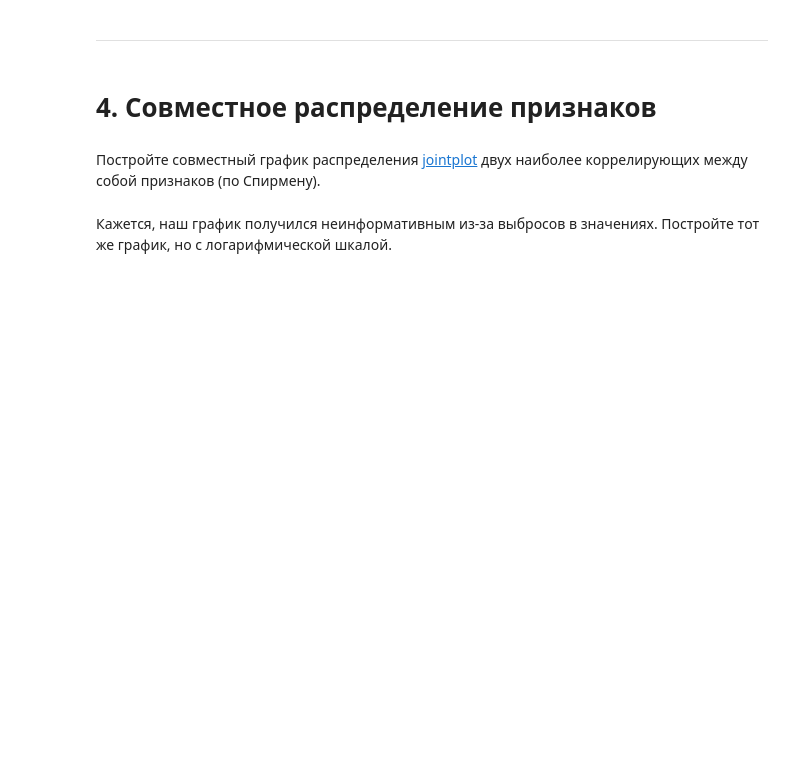
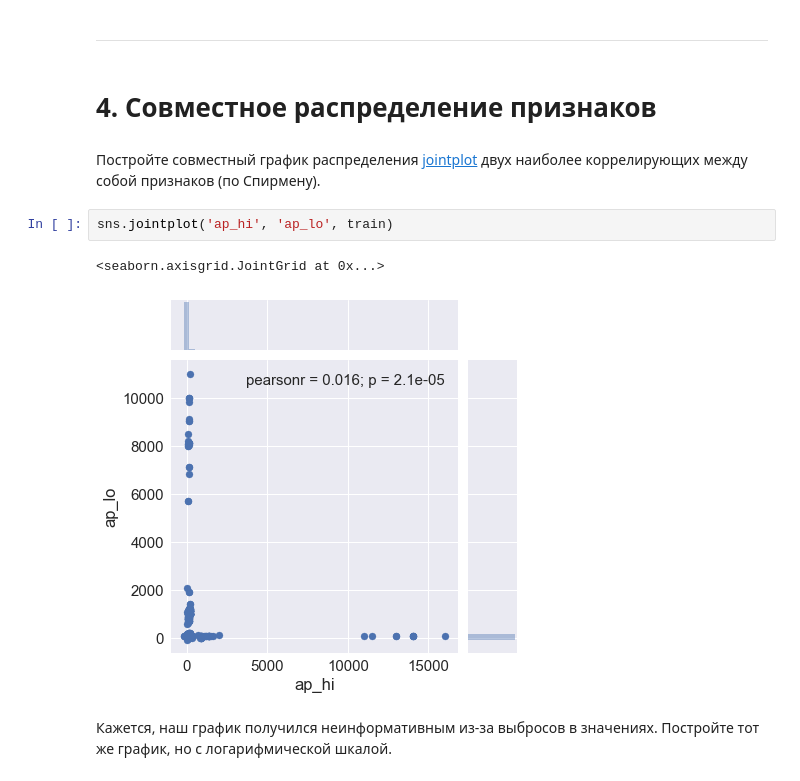
Before and after one commit to tarnenok/mlcourse_open, a Jupyter notebook: jupyter_notebooks/topic02_visual_analysis/hw2_session2_visual_analysis_basics.ipynb, the cells around one changed output. Cells and saved outputs as stored; diff of their text form; blank space fills up the shorter version.

```diff
--- a/jupyter_notebooks/topic02_visual_analysis/hw2_session2_visual_analysis_basics.ipynb
+++ b/jupyter_notebooks/topic02_visual_analysis/hw2_session2_visual_analysis_basics.ipynb
@@ -252,6 +254,11 @@ sns.kdeplot(train[train['gender'] == 2]['height'], ax=ax)
 # 4. Совместное распределение признаков
 # %% [markdown]
 Постройте совместный график распределения [jointplot](http://seaborn.pydata.org/generated/seaborn.jointplot.html) двух наиболее коррелирующих между собой признаков (по Спирмену).
+# %%
+sns.jointplot('ap_hi', 'ap_lo', train)
+# %% [output]
+<seaborn.axisgrid.JointGrid at 0x...>
+[figure, added]
 # %% [markdown]
 Кажется, наш график получился неинформативным из-за выбросов в значениях. Постройте тот же график, но с логарифмической шкалой.
 # %%
```
Also changed, not shown: parts of 17 cells of this notebook.
